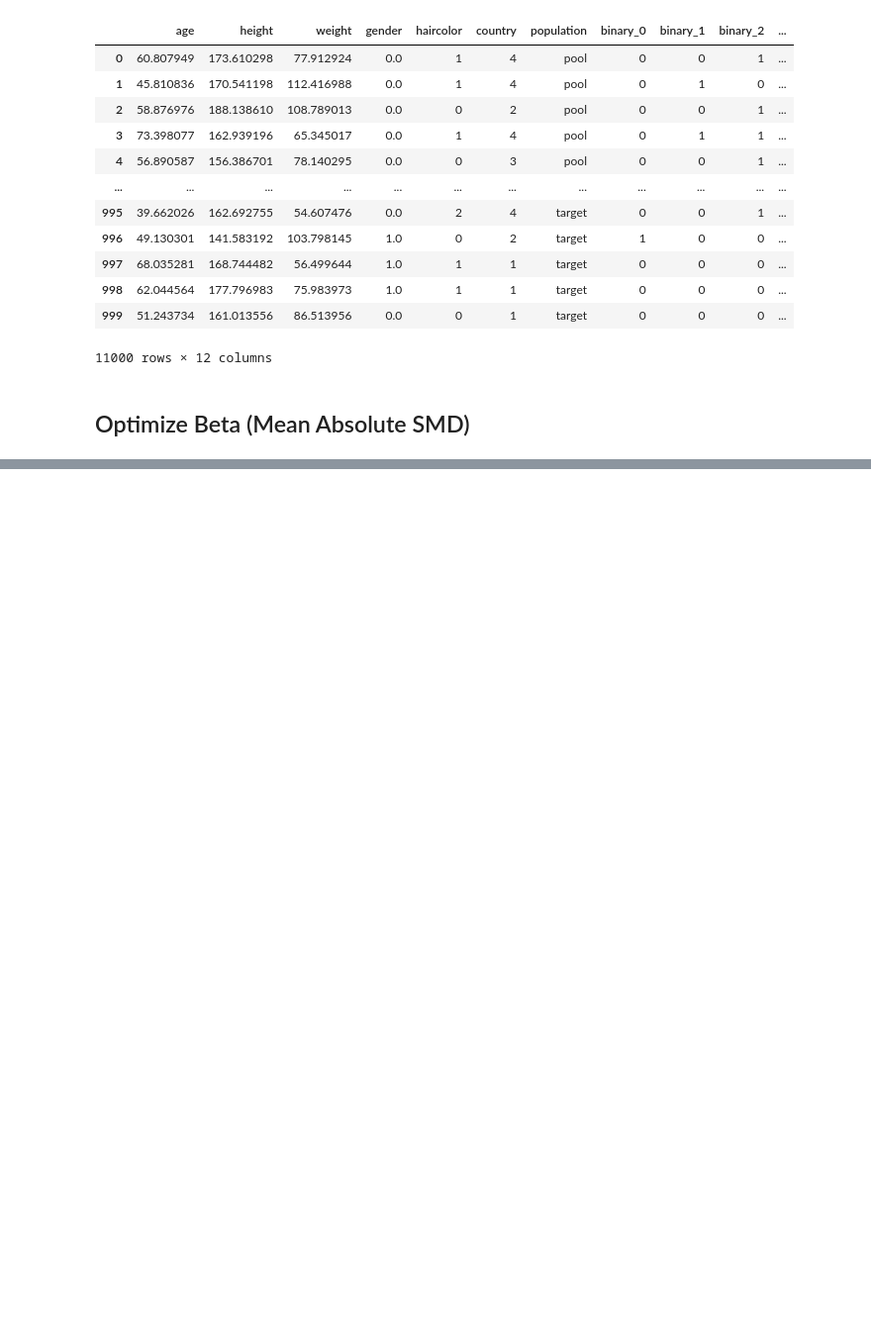
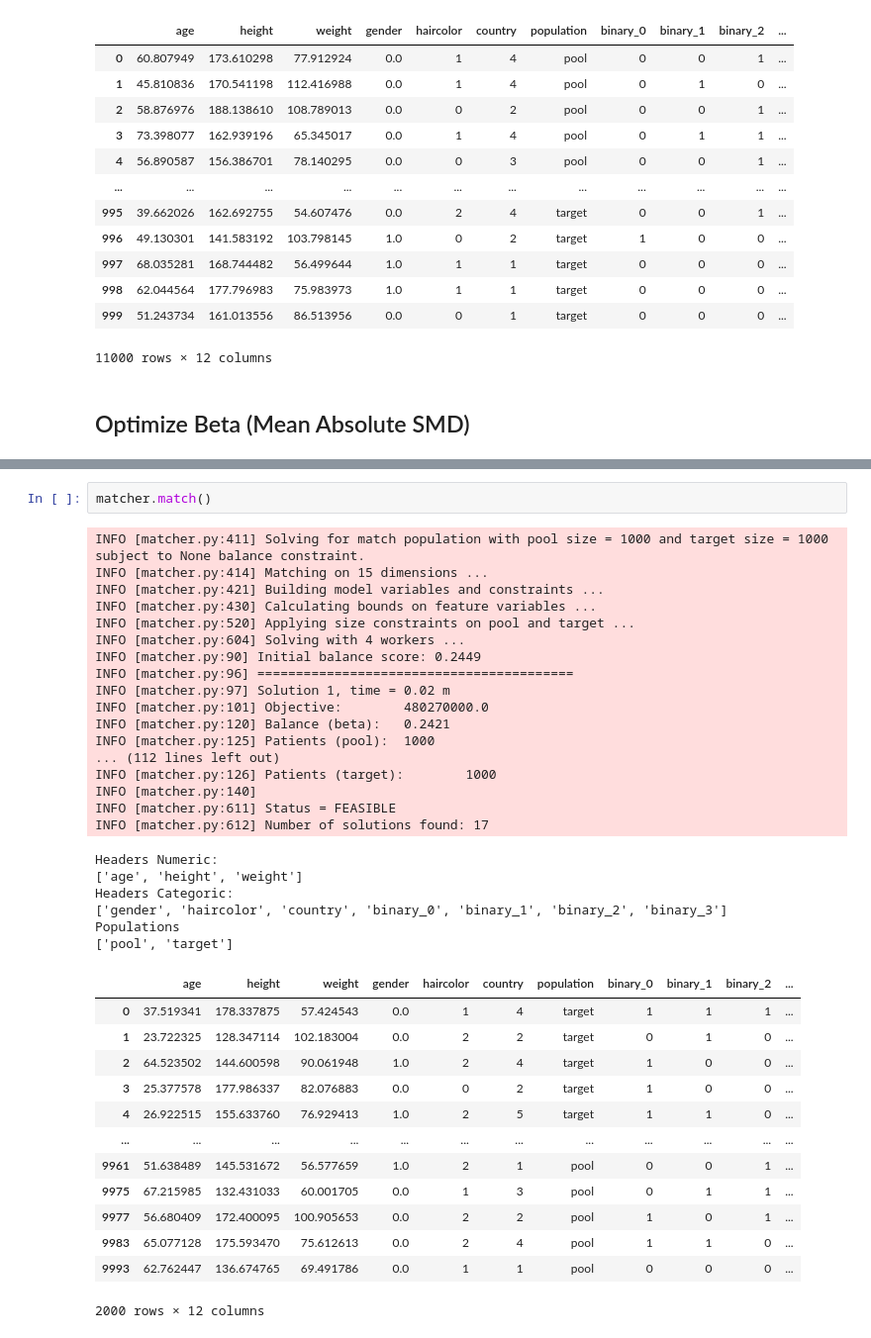
Before and after one commit to Bayer-Group/pybalance, a Jupyter notebook: sphinx/demos/ps_matcher.ipynb, the cells around one changed output, grey strips where cells are left out. Shown: that part at 99% size. Saved outputs shown, nothing was run; the diff lists cells and outputs as text; blank space fills up the shorter version.

```diff
--- a/sphinx/demos/ps_matcher.ipynb
+++ b/sphinx/demos/ps_matcher.ipynb
@@ -131,0 +161,39 @@ INFO [matcher.py:141]   Solution time: 0.364 min
+# %%
+matcher.match()
+# %% [output]
+INFO [matcher.py:411] Solving for match population with pool size = 1000 and target size = 1000 subject to None balance constraint.
+INFO [matcher.py:414] Matching on 15 dimensions ...
+INFO [matcher.py:421] Building model variables and constraints ...
+INFO [matcher.py:430] Calculating bounds on feature variables ...
+INFO [matcher.py:520] Applying size constraints on pool and target ...
+INFO [matcher.py:604] Solving with 4 workers ...
+INFO [matcher.py:90] Initial balance score: 0.2449
+INFO [matcher.py:96] =========================================
+INFO [matcher.py:97] Solution 1, time = 0.02 m
+INFO [matcher.py:101] Objective:        480270000.0
+INFO [matcher.py:120] Balance (beta):   0.2421
+INFO [matcher.py:125] Patients (pool):  1000
+... (112 lines left out)
+INFO [matcher.py:126] Patients (target):        1000
+INFO [matcher.py:140]
+INFO [matcher.py:611] Status = FEASIBLE
+INFO [matcher.py:612] Number of solutions found: 17
+Headers Numeric:
+['age', 'height', 'weight']
+Headers Categoric:
+['gender', 'haircolor', 'country', 'binary_0', 'binary_1', 'binary_2', 'binary_3']
+Populations
+['pool', 'target']
+|  | age | height | weight | gender | haircolor | country | population | binary_0 | binary_1 | binary_2 | ... |
+| 0 | 37.519341 | 178.337875 | 57.424543 | 0.0 | 1 | 4 | target | 1 | 1 | 1 | ... |
+| 1 | 23.722325 | 128.347114 | 102.183004 | 0.0 | 2 | 2 | target | 0 | 1 | 0 | ... |
+| 2 | 64.523502 | 144.600598 | 90.061948 | 1.0 | 2 | 4 | target | 1 | 0 | 0 | ... |
+| 3 | 25.377578 | 177.986337 | 82.076883 | 0.0 | 0 | 2 | target | 1 | 0 | 0 | ... |
+| 4 | 26.922515 | 155.633760 | 76.929413 | 1.0 | 2 | 5 | target | 1 | 1 | 0 | ... |
+| ... | ... | ... | ... | ... | ... | ... | ... | ... | ... | ... | ... |
+| 9961 | 51.638489 | 145.531672 | 56.577659 | 1.0 | 2 | 1 | pool | 0 | 0 | 1 | ... |
+| 9975 | 67.215985 | 132.431033 | 60.001705 | 0.0 | 1 | 3 | pool | 0 | 1 | 1 | ... |
+| 9977 | 56.680409 | 172.400095 | 100.905653 | 0.0 | 2 | 2 | pool | 1 | 0 | 1 | ... |
+| 9983 | 65.077128 | 175.593470 | 75.612613 | 0.0 | 2 | 4 | pool | 1 | 1 | 0 | ... |
+| 9993 | 62.762447 | 136.674765 | 69.491786 | 0.0 | 1 | 1 | pool | 0 | 0 | 0 | ... |
+2000 rows × 12 columns
```
Also changed, not shown: parts of 11 cells of this notebook, 2 other files.
